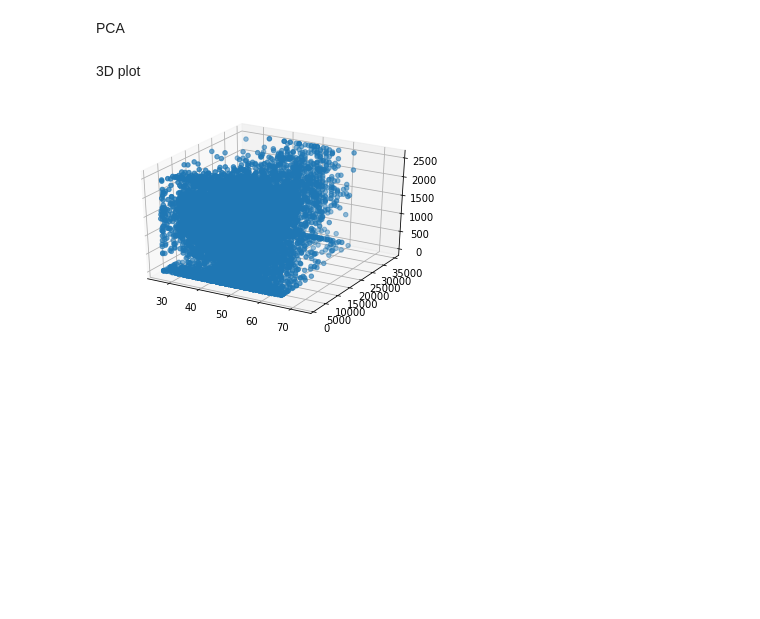
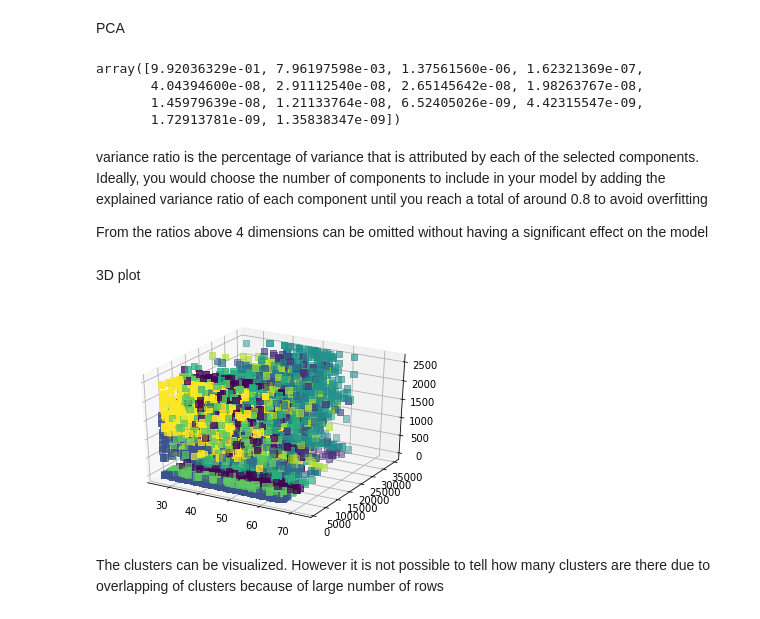
Before and after one commit to Denis04-M/bank-customer-classfication, a Jupyter notebook: bank_customers.ipynb, the cells around one changed output. Saved outputs shown, nothing was run; the diff lists cells and outputs as text; code cells hidden in the pictures; blank space fills up the shorter version.

```diff
--- a/bank_customers.ipynb
+++ b/bank_customers.ipynb
@@ -162,7 +172,7 @@ plt.grid()
 [figure]
 # %%
 # Now use optimal Silhouette to choose # clusters which is 5
-HC = AgglomerativeClustering(n_clusters=3, affinity='euclidean', linkage='ward')
+HC = AgglomerativeClustering(n_clusters=5, affinity='euclidean', linkage='ward')
 HC.fit(X)
 labels = HC.labels_
 
@@ -170,7 +180,8 @@ plt.figure(figsize=(12,5))
 plt.scatter(X[labels==0, 0], X[labels==0, 1], s=50, marker='o', color='red')
 plt.scatter(X[labels==1, 0], X[labels==1, 1], s=50, marker='o', color='blue')
 plt.scatter(X[labels==2, 0], X[labels==2, 1], s=50, marker='o', color='green')
-
+plt.scatter(X[labels==3, 0], X[labels==3, 1], s=50, marker='o', color='purple')
+plt.scatter(X[labels==4, 0], X[labels==4, 1], s=50, marker='o', color='orange')
 
 plt.title('Hierarchal Clustering Using 3 Clusters as Threshold')
 # plt.show()
@@ -385,21 +392,56 @@ plt.show()
 The best clustering algorithm in this case is K-means. The clusters in K-means are better separated and distinct than in DBSCAN
 # %% [markdown]
 PCA
+# %%
+from sklearn.decomposition import PCA
+
+pca = PCA(n_components=14)
+pca.fit(data)
+
+# pca variance ratio
+pca.explained_variance_ratio_
+# %% [output]
+array([9.92036329e-01, 7.96197598e-03, 1.37561560e-06, 1.62321369e-07,
+       4.04394600e-08, 2.91112540e-08, 2.65145642e-08, 1.98263767e-08,
+       1.45979639e-08, 1.21133764e-08, 6.52405026e-09, 4.42315547e-09,
+       1.72913781e-09, 1.35838347e-09])
+# %% [markdown]
+variance ratio is the percentage of variance that is attributed by each of the selected components. Ideally, you would choose the number of components to include in your model by adding the explained variance ratio of each component until you reach a total of around 0.8 to avoid overfitting
+
+From the ratios above 4 dimensions can be omitted without having a significant effect on the model
+# %%
+from sklearn.cluster import KMeans
+k_means = KMeans(n_clusters=9)
+k_means= k_means.fit(X)
+
+
+# Plot Clusters and their centers
+
+label = k_means.labels_
+centers = k_means.cluster_centers_
+
+plt.figure(figsize=(10,5))
+plt.scatter(X[:,0],X[:,1],c=label,s=15)
+plt.scatter(centers[:,0], centers[:,1], color ='red', marker='+', s=100)
+plt.title('K-means')
+plt.show()
 # %% [markdown]
 3D plot
 # %%
 import matplotlib.pyplot as plt
 from mpl_toolkits.mplot3d import Axes3D
 
 # x, y, z = zip(*data[['Customer_Age', 'Credit_Limit', 'Total_Revolving_Bal']])
 
 x = data.Customer_Age
 y = data.Credit_Limit
 z = data.Total_Revolving_Bal
 
 fig = plt.figure()
 ax = fig.add_subplot(111, projection='3d')
-ax.scatter(x,y,z)
+ax.scatter(x,y,z, marker="s", c=label, s=40)
 plt.show()
 # %% [output]
-[figure, old version]
+[figure, new version]
+# %% [markdown]
+The clusters can be visualized. However it is not possible to tell how many clusters are there due to overlapping of clusters because of large number of rows
```
Also changed, not shown: parts of 6 cells of this notebook.
